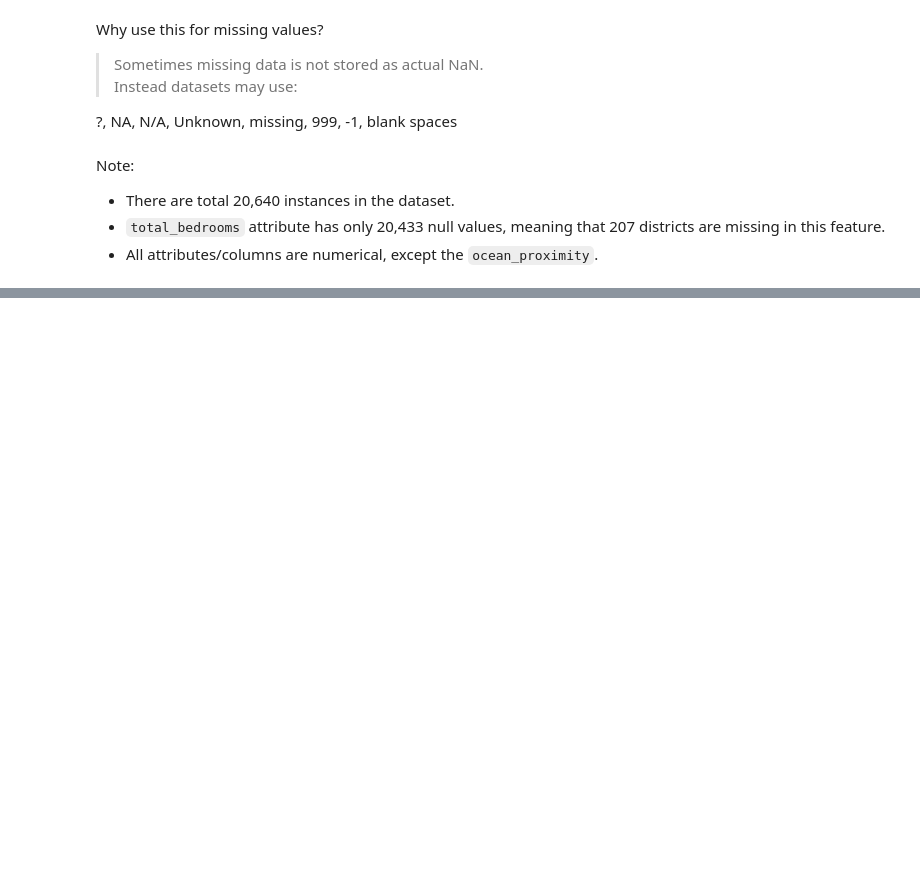
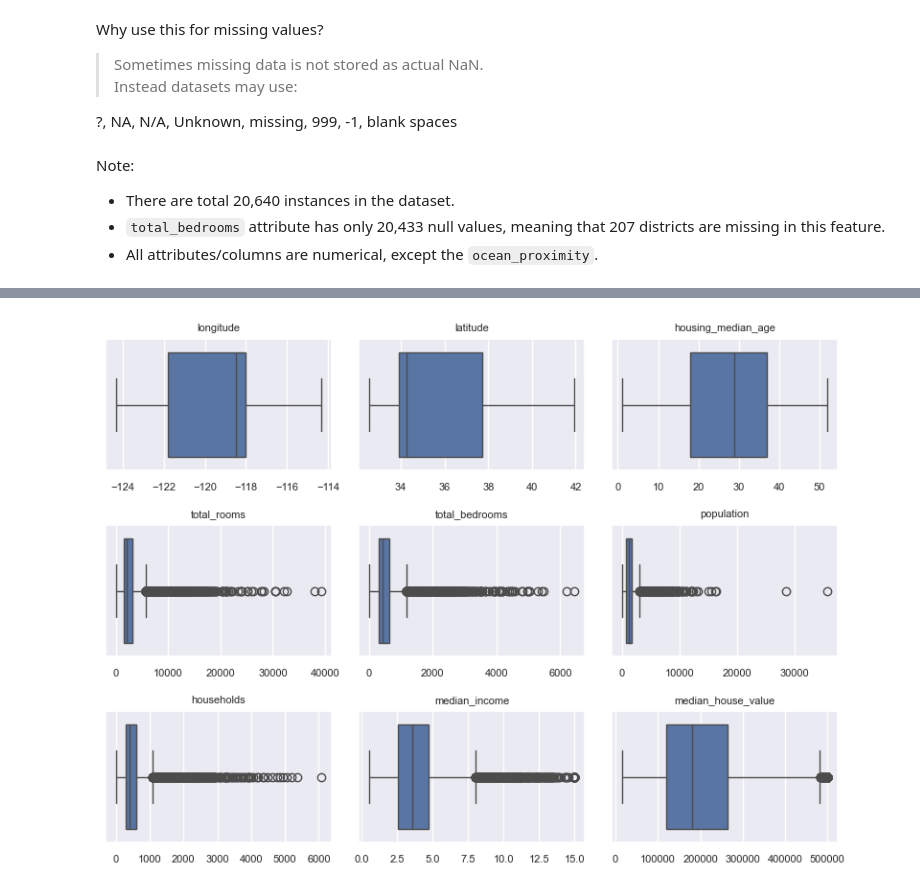
Before and after one commit to ranjansinghds/house-price-prediction-ml-project, a Jupyter notebook: house_price_prediction.ipynb, the cells around one changed output, grey strips where cells are left out. Saved outputs shown, nothing was run; the diff lists cells and outputs as text; code cells hidden in the pictures; blank space fills up the shorter version.

```diff
--- a/house_price_prediction.ipynb
+++ b/house_price_prediction.ipynb
@@ -185,0 +282,14 @@ Note:
+# %%
+# outliers analysis - boxplot
+fig, axes = plt.subplots(3, 3, figsize=(8, 6))
+axes = axes.flatten()
+
+for i, col in enumerate(num_cols):
+    sns.boxplot(x=df[col], ax=axes[i])
+    axes[i].set_title(col, fontsize=8)
+    axes[i].set_xlabel("")
+
+plt.tight_layout()
+plt.show()
+# %% [output]
+[figure, added]
```
Also changed, not shown: parts of 18 cells of this notebook.
